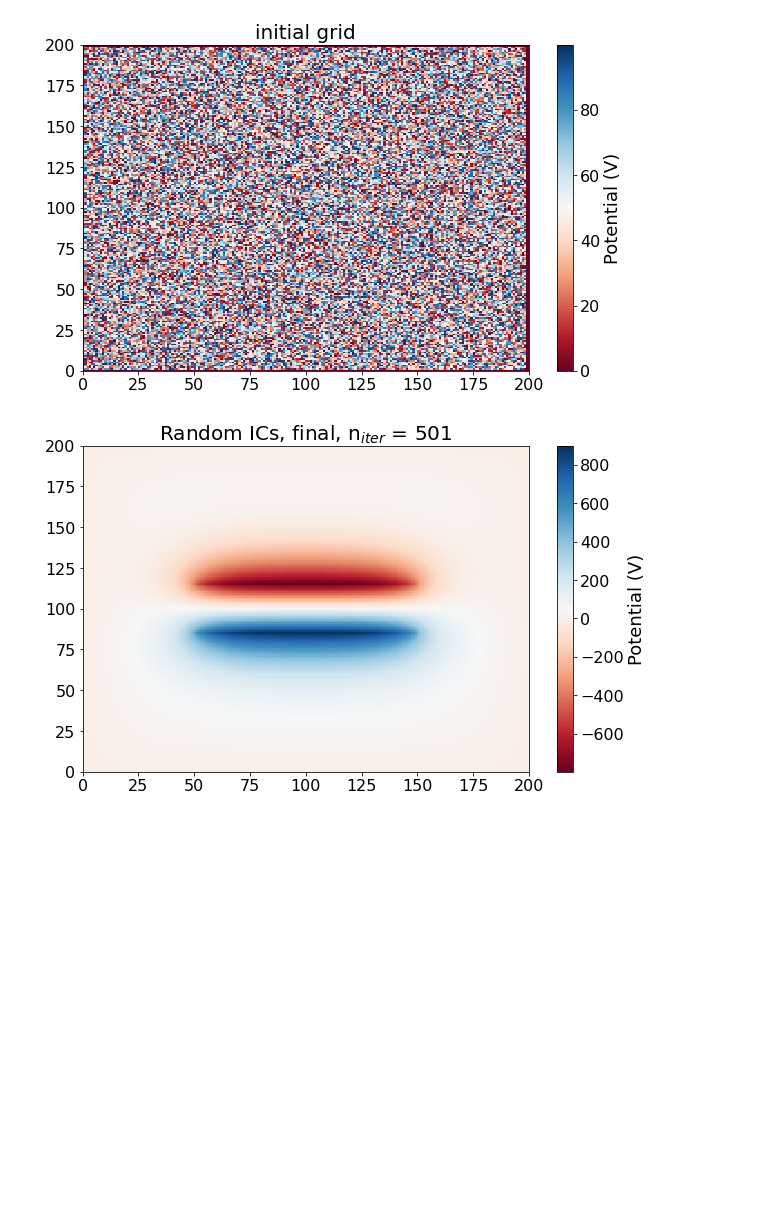
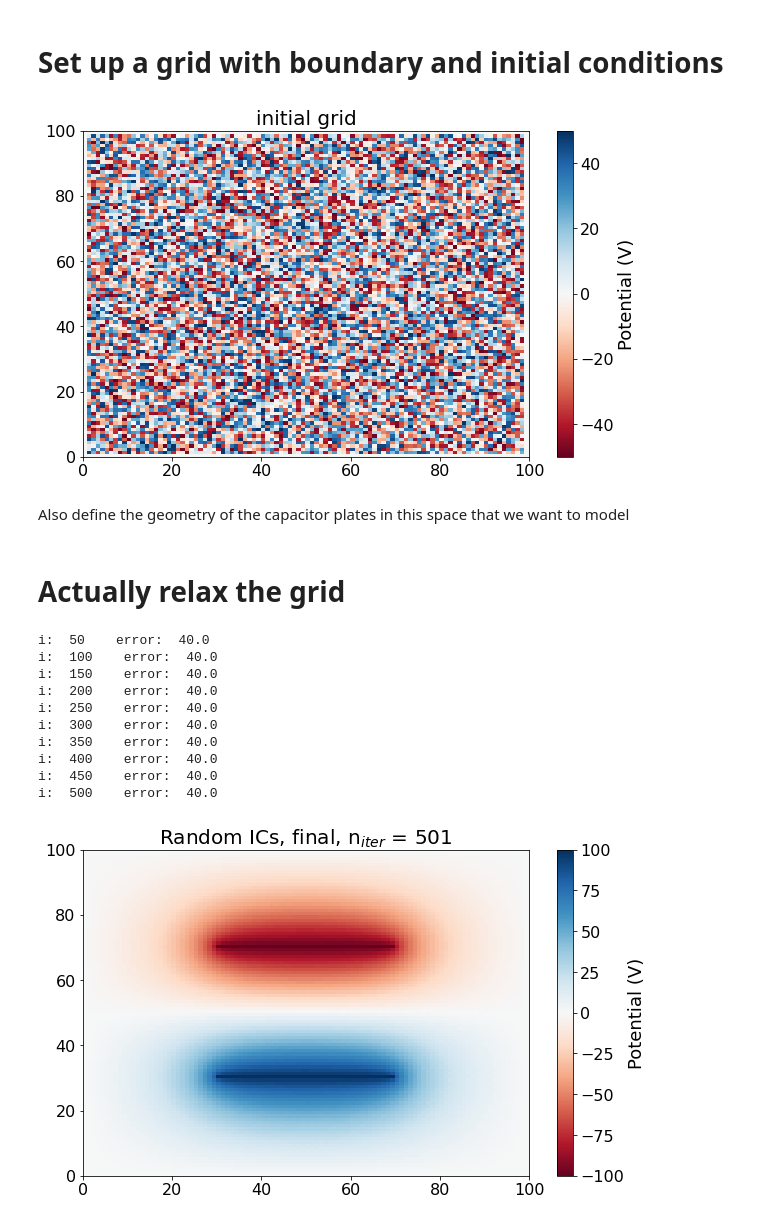
Before and after one commit to PHYS486-S22/PHYS486-S22, a Jupyter notebook: SampleNotebooks/ProjectTwo_Relaxation.ipynb, the cells around one changed output. Cells and saved outputs as stored; diff of their text form; code cells hidden in the pictures; blank space fills up the shorter version.

```diff
--- a/SampleNotebooks/ProjectTwo_Relaxation.ipynb
+++ b/SampleNotebooks/ProjectTwo_Relaxation.ipynb
@@ -104,36 +114,22 @@ def relaxGrid(grid, errorCriteria, limit = None, local = None, charges = None):
             #the larger while loop)
             iterations = iterations+1
 
-        #print(iterations % 100)
+        if ( (iterations % 50) == 0):
+           print('i: ',iterations, '   error: ', errorTracker)
 
     #return all our hard fought values back to the larger world!
     return finishGrid, iterations
+# %% [markdown]
+# Set up a grid with boundary and initial conditions
 # %%
 #define the size of our relaxation grid
-rows = 200
-columns = 200
+rows = 100
+columns = 100
 
 #populate the grid, either with a uniform initial value or with random values
 #(only one of the two lines below can be used at a time.)
 #grid = np.ones([rows,columns])*25
-grid = np.random.rand(rows,columns)*100
-
-#for our 5x5 grid, choose initial conditions that mirror our intuition of what the solution should look like.
-#(set each value by hand here; in general we might want to use a function to do this)
-#grid[1,1] = 10
-#grid[1,2] = 25
-#grid[1,3] = 10
-#grid[2,1] = 25
-#grid[2,2] = 50
-#grid[2,3] = 25
-#grid[3,1] = 50
-#grid[3,2] = 75
-#grid[3,3] = 50
-
-#define a separate array to store information about charges that we want to insert in this space.
-charges = np.zeros([rows,columns])
-charges[85,50:150] = 100
-charges[115,50:150] = -100
+grid = np.random.rand(rows,columns)*100-50
 
 #set boundary conditions
 grid[0,:] = 0
@@ -146,25 +142,51 @@ z_min, z_max = grid.min(), grid.max()
 CS = plt.pcolor(np.arange(0,columns+1), np.arange(0,rows+1), grid, cmap='RdBu', vmin=z_min, vmax=z_max)
 plt.colorbar(label = 'Potential (V)')
 plt.title('initial grid' )
-plt.savefig('200x200_initial_grid.jpg', bbox_inches='tight')
+plt.savefig('100x100_initial_grid.jpg', bbox_inches='tight')
 # %% [output]
-[figure, old version]
+[figure, new version]
+# %% [markdown]
+Also define the geometry of the capacitor plates in this space that we want to model
+# %%
+#define the geometry of our capacitor plates
+lower_plate = 30
+upper_plate = 70
+left_edge = 30
+right_edge = 70
+
+#create an array that is matched to the size of our grid, where we can
+#store information about the voltage we want to hold the capacitor's plates at
+charges = np.zeros([rows,columns])
+charges[lower_plate,left_edge:right_edge] = 100
+charges[upper_plate,left_edge:right_edge] = -100
+# %% [markdown]
+# Actually relax the grid
 # %%
 #save a copy of the input grid
 initialGrid = np.copy(grid)
 
 #perform the relaxation method
-finalGrid, iterations = relaxGrid(grid, 0.5, limit = 500, charges = charges)
+finalGrid, iterations = relaxGrid(grid, 0.4, limit = 500, charges = charges)
 
 #plot the final grid
 z_min, z_max = finalGrid.min(), finalGrid.max()
 CS = plt.pcolor(np.arange(0,columns+1), np.arange(0,rows+1), finalGrid, cmap='RdBu', vmin=z_min, vmax=z_max)
 plt.colorbar(label = 'Potential (V)')
 plt.title('Random ICs, final, n$_{iter}$ = '+str(iterations) )
 #print(np.flipud(finalGrid))
-plt.savefig('200x200_final_grid.jpg', bbox_inches='tight')
+plt.savefig('100x100_final_grid.jpg', bbox_inches='tight')
 # %% [output]
+i:  50    error:  40.0
+i:  100    error:  40.0
+i:  150    error:  40.0
+i:  200    error:  40.0
+i:  250    error:  40.0
+i:  300    error:  40.0
+i:  350    error:  40.0
+i:  400    error:  40.0
+i:  450    error:  40.0
+i:  500    error:  40.0
-[figure, old version]
+[figure, new version]
 # %%
 #find the electric field by locating the gradient in the potential
 #a function to loop through a grid, and generate a copy where the value of each cell
```
Also changed, not shown: parts of 9 cells of this notebook.
